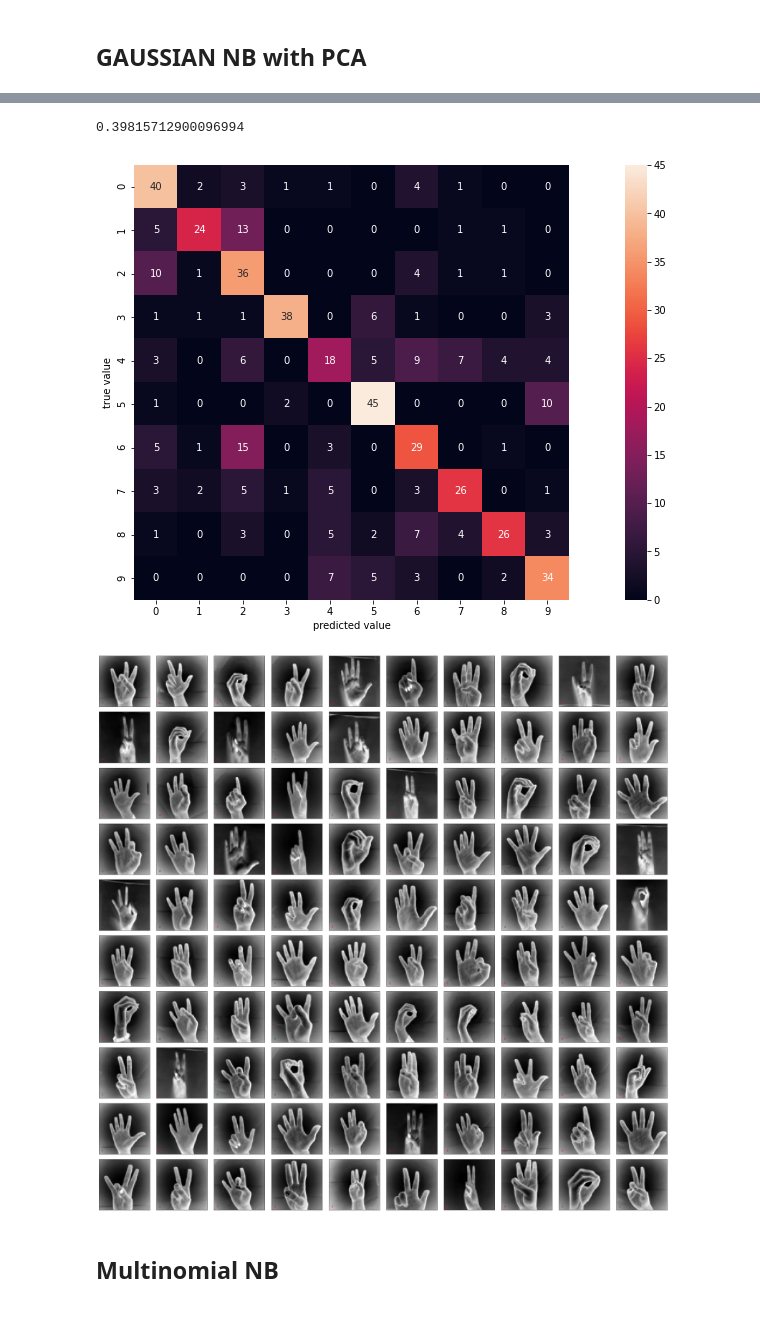
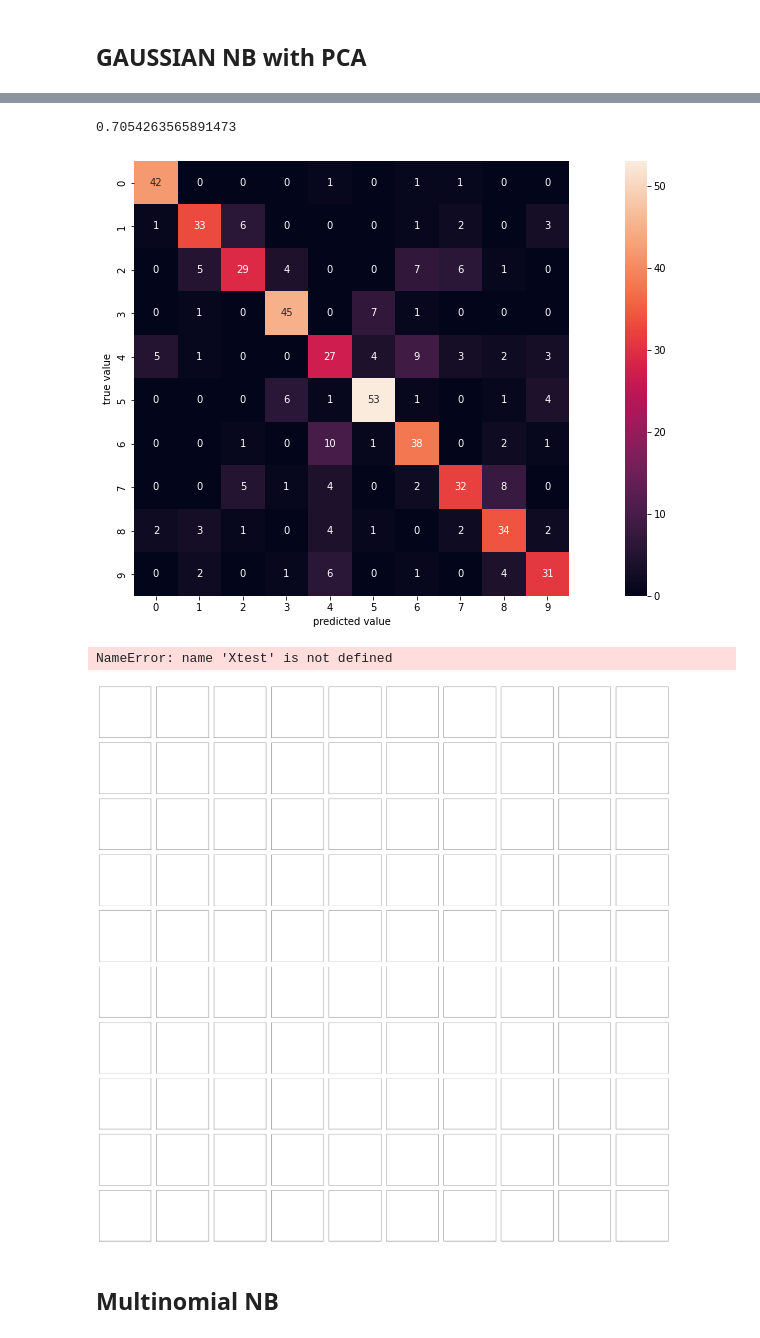
Before and after one commit to S4b3/Sign-Language-Digits-Recognition, a Jupyter notebook: main.ipynb, the cells around one changed output, grey strips where cells are left out. Saved outputs shown, nothing was run; the diff lists cells and outputs as text; code cells hidden in the pictures.

```diff
--- a/main.ipynb
+++ b/main.ipynb
@@ -305,8 +308,8 @@ for comp_amount in components_chances:
     X_train, X_test, Y_train, Y_test = train_test_split(PCA_matrix,Y)
     model = GaussianNB()
     model.fit(X_train, Y_train)
-    score = cross_val_score(model, PCA_matrix, Y, cv=LeaveOneOut(), n_jobs = AVAILABLE_CPU)
-    Ymodel = model.predict(X_test)
+    score = cross_val_score(model, X_train, Y_train, cv=LeaveOneOut(), n_jobs = AVAILABLE_CPU)
+
     results.append(score.mean())
 # %%
 for i in range(len(results)):
@@ -324,4 +326,0 @@ avg score obtained with 60 components : 0.7400581959262852
-# %%
-score.mean()
-# %% [output]
-0.39815712900096994
@@ -330,3 +327,14 @@ mat = confusion_matrix(Ytest, Ymodel)
+# %%
+PCA_matrix = principalComponents[:, :59]
+X_train, X_test, Y_train, Y_test = train_test_split(PCA_matrix,Y)
+model = GaussianNB()
+model.fit(X_train, Y_train)
+Ymodel = model.predict(X_test)
+mat = confusion_matrix(Ymodel, Y_test)
+acc = accuracy_score(Y_test, Ymodel)
+print(acc)
+# %% [output]
+0.7054263565891473
 # %%
 import seaborn as sns
 
@@ -334,21 +342,22 @@ sns.heatmap(mat, square=True, annot=True, cbar=True)
 plt.xlabel('predicted value')
 plt.ylabel('true value');
 # %% [output]
-[figure, old version]
+[figure, new version]
 # %%
 fig, axes = plt.subplots(10, 10, figsize=(38, 38),
                          subplot_kw={'xticks':[], 'yticks':[]},
                          gridspec_kw=dict(hspace=0.1, wspace=0.1))
 
 test_images = Xtest.reshape(-1, 64, 64)
 
 for i, ax in enumerate(axes.flat):
     ax.imshow(test_images[i], cmap='binary', interpolation='nearest')
     ax.text(0.05, 0.05, str(Ymodel[i]),
             transform=ax.transAxes,
-            color='green' if (Ytest[i] == Ymodel[i]) else 'red')
+            color='green' if (Y_test[i] == Ymodel[i]) else 'red')
 # %% [output]
+NameError: name 'Xtest' is not defined
-[figure, old version]
+[figure, new version]
 # %% [markdown]
 ## Multinomial NB
 # %%
```
Also changed, not shown: parts of 19 cells of this notebook, 1 other file.
